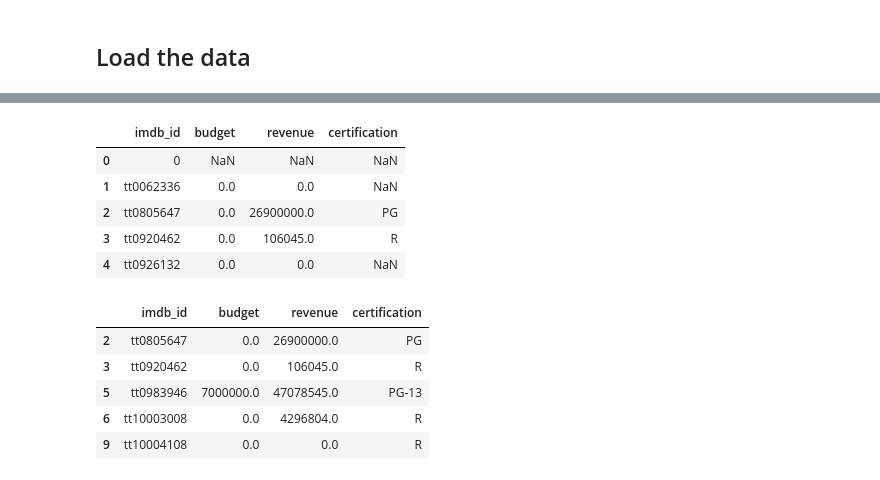
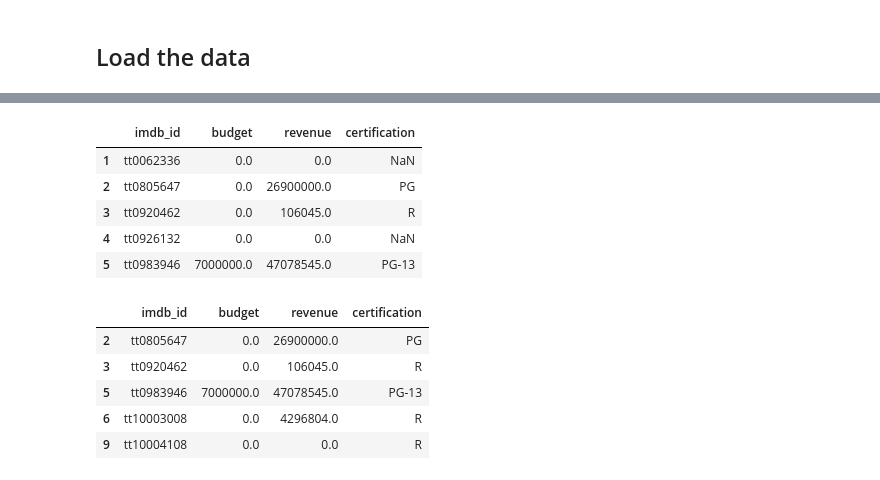
Before and after one commit to mvince33/imdb_predictions, a Jupyter notebook: hypothesis_test.ipynb, the cells around one changed output, grey strips where cells are left out. Saved outputs shown, nothing was run; the diff lists cells and outputs as text; code cells hidden in the pictures.

```diff
--- a/hypothesis_test.ipynb
+++ b/hypothesis_test.ipynb
@@ -41,14 +38,17 @@ df.head()
 # %%
 # Get the columns of interest
 df = df[['imdb_id', 'budget', 'revenue', 'certification']]
+
+# Drop the first row
+df.drop(0, inplace = True)
 df.head()
 # %% [output]
 |  | imdb_id | budget | revenue | certification |
-| 0 | 0 | NaN | NaN | NaN |
 | 1 | tt0062336 | 0.0 | 0.0 | NaN |
 | 2 | tt0805647 | 0.0 | 26900000.0 | PG |
 | 3 | tt0920462 | 0.0 | 106045.0 | R |
 | 4 | tt0926132 | 0.0 | 0.0 | NaN |
+| 5 | tt0983946 | 7000000.0 | 47078545.0 | PG-13 |
 # %%
 # Drop the null values
 df.dropna(inplace = True)
```
Also changed, not shown: parts of 33 cells of this notebook.
